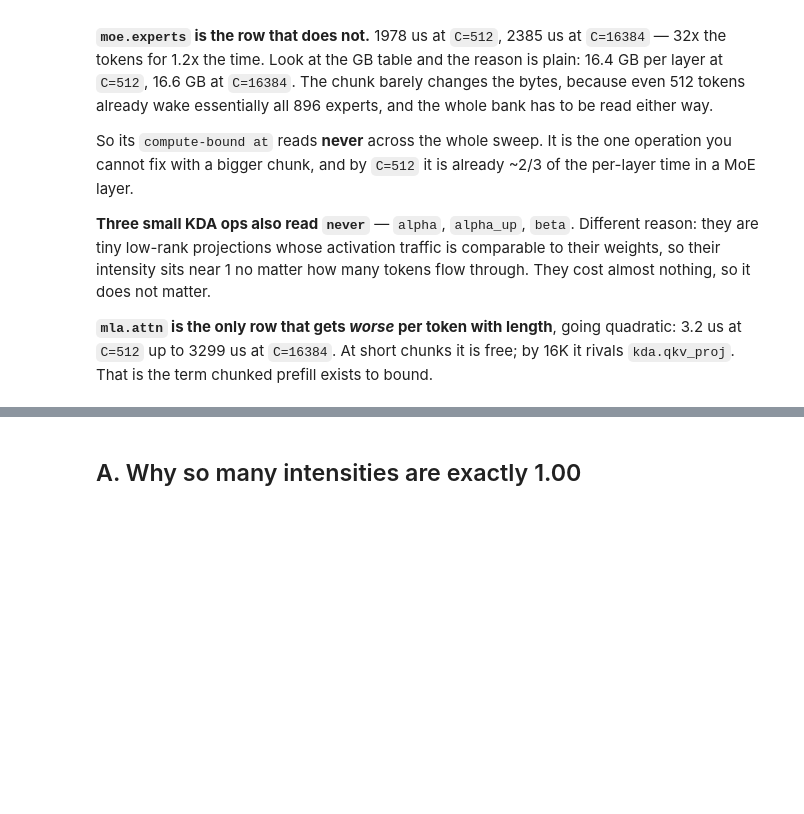
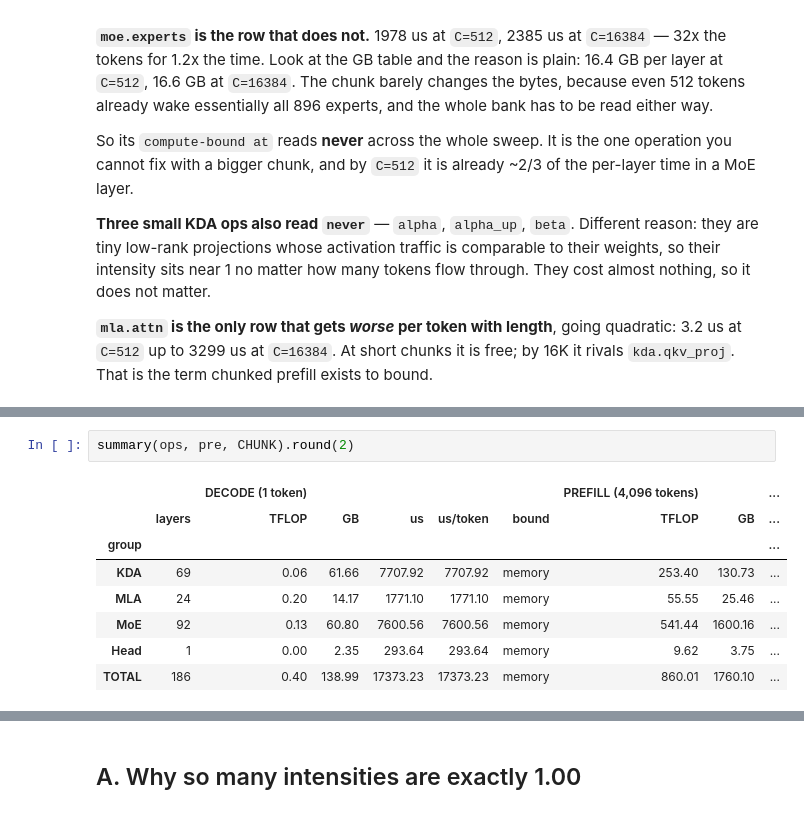
Before and after one commit to dougUCN/kimik3-exercise, a Jupyter notebook: roofline.ipynb, the cells around one changed output, grey strips where cells are left out. Saved outputs shown, nothing was run; the diff lists cells and outputs as text; blank space fills up the shorter version.

```diff
--- a/roofline.ipynb
+++ b/roofline.ipynb
@@ -561,0 +306,11 @@ Working notes behind the numbers above. Nothing here is needed to follow steps
+# %%
+summary(ops, pre, CHUNK).round(2)
+# %% [output]
+|  |  | DECODE (1 token) |  |  |  |  | PREFILL (4,096 tokens) |  | ... |
+|  | layers | TFLOP | GB | us | us/token | bound | TFLOP | GB | ... |
+| group |  |  |  |  |  |  |  |  | ... |
+| KDA | 69 | 0.06 | 61.66 | 7707.92 | 7707.92 | memory | 253.40 | 130.73 | ... |
+| MLA | 24 | 0.20 | 14.17 | 1771.10 | 1771.10 | memory | 55.55 | 25.46 | ... |
+| MoE | 92 | 0.13 | 60.80 | 7600.56 | 7600.56 | memory | 541.44 | 1600.16 | ... |
+| Head | 1 | 0.00 | 2.35 | 293.64 | 293.64 | memory | 9.62 | 3.75 | ... |
+| TOTAL | 186 | 0.40 | 138.99 | 17373.23 | 17373.23 | memory | 860.01 | 1760.10 | ... |
```
Also changed, not shown: parts of 42 cells of this notebook, 1 other file.
